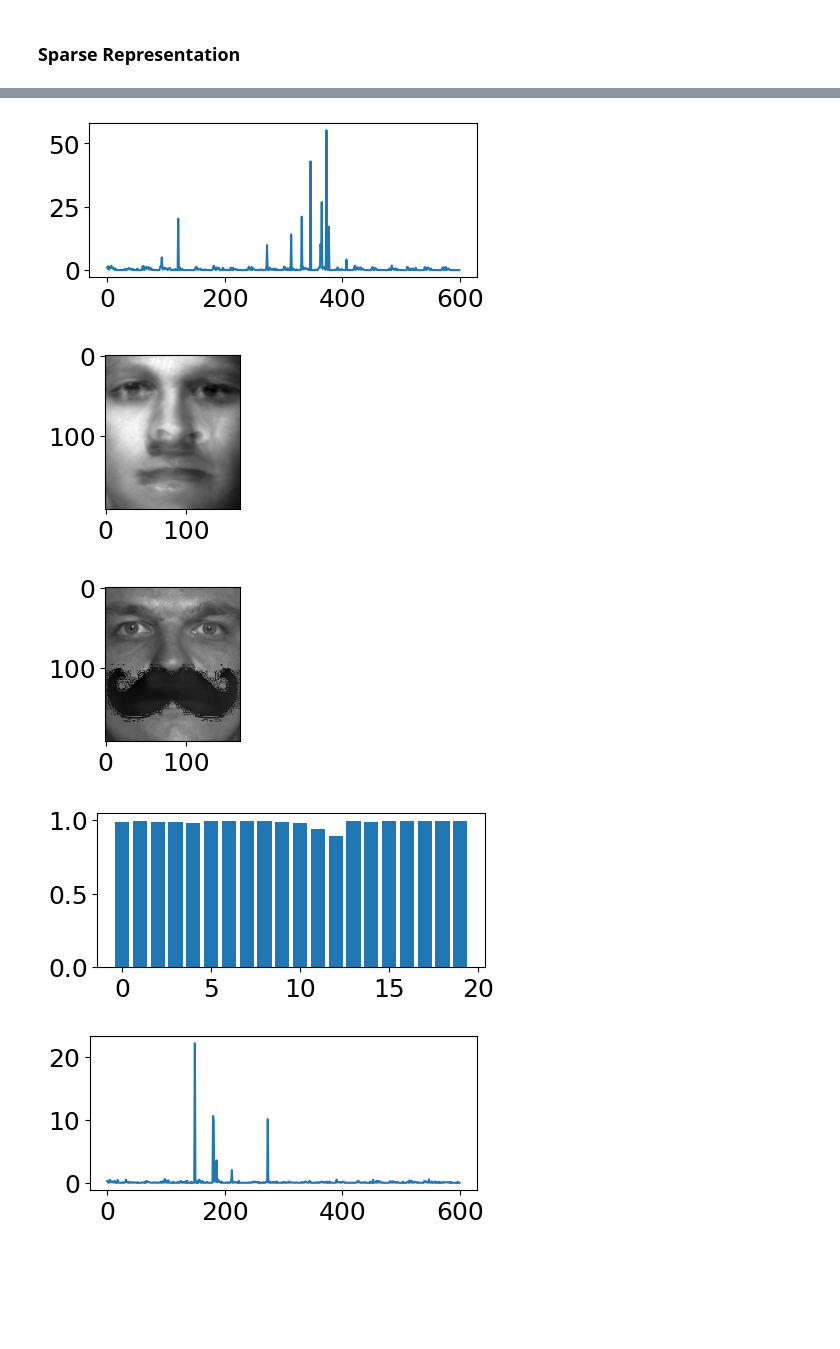
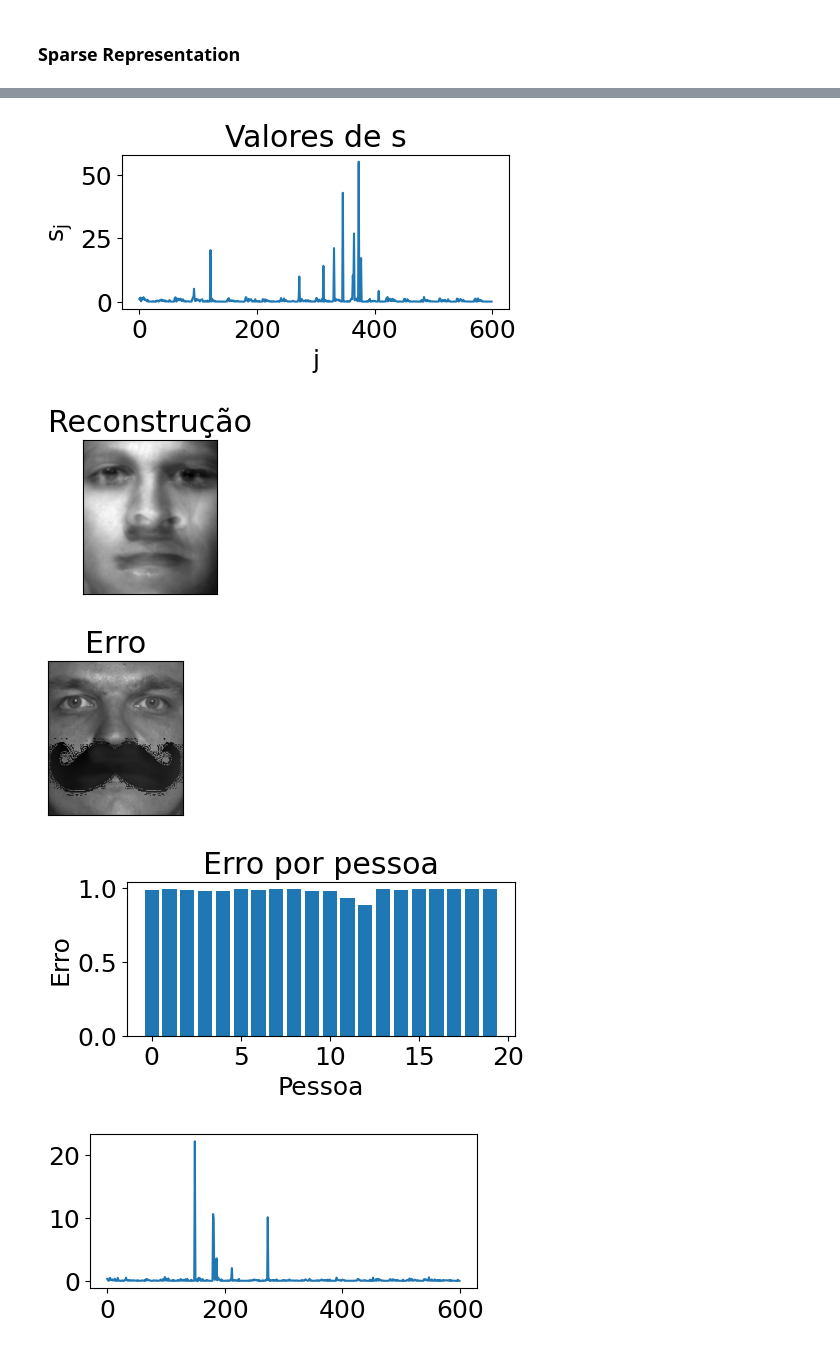
Before and after one commit to Salies/posmac-alcd, a Jupyter notebook: Aula 7 (mais compressed sensing)/exemplos_ch3.ipynb, the cells around one changed output, grey strips where cells are left out. Saved outputs shown, nothing was run; the diff lists cells and outputs as text; code cells hidden in the pictures; blank space fills up the shorter version.

```diff
--- a/Aula 7 (mais compressed sensing)/exemplos_ch3.ipynb
+++ b/Aula 7 (mais compressed sensing)/exemplos_ch3.ipynb
@@ -14,7 +28,7 @@ from skimage.transform import resize
 from matplotlib.image import imread
 # %%
 plt.rcParams['figure.figsize'] = [7, 7]
-plt.rcParams.update({'font.size': 18})
+plt.rcParams.update({'font.size': 18, 'mathtext.default': 'regular'})
 
 mustache = imread(os.path.join('..','data','mustache.jpg'))
 mustache = np.mean(mustache, -1); # Convert RGB to grayscale
@@ -134,25 +209,37 @@ res = minimize(L1_norm, x0, method='SLSQP',constraints=constr)
 s2 = res.x
 # %%
 plt.figure(figsize=(5,2))
+plt.title('Valores de s')
+plt.ylabel('$\mathregular{s_j}$')
+plt.xlabel('j')
 plt.plot(s2)
 plt.figure(figsize=(2,2))
+plt.xticks([])
+plt.yticks([])
+plt.title('Reconstrução')
 plt.imshow(np.reshape(Train @ (s2/normTheta),(m,n)).T,cmap='gray')
 plt.figure(figsize=(2,2))
+plt.xticks([])
+plt.yticks([])
+plt.title('Erro')
 plt.imshow(np.reshape(x2 - Train @ (s2/normTheta),(m,n)).T,cmap='gray')
 
 binErr = np.zeros(nPeople)
 for k in range(nPeople):
     L = range(k*nTrain,(k+1)*nTrain)
     binErr[k] = np.linalg.norm(x2-Train[:,L] @ (s2[L]/normTheta[L]))/np.linalg.norm(x2)
 
 plt.figure(figsize=(5,2))
+plt.title('Erro por pessoa')
+plt.ylabel('Erro')
+plt.xlabel('Pessoa')
 plt.bar(range(nPeople),binErr)
 plt.show()
 # %% [output]
-[figure, old version]
+[figure, new version]
-[figure, old version]
+[figure, new version]
-[figure, old version]
+[figure, new version]
-[figure, old version]
+[figure, new version]
 # %%
 ## L1 Search, Occlusion
 y3 = np.copy(Y[:,2])
```
Also changed, not shown: parts of 13 cells of this notebook.
